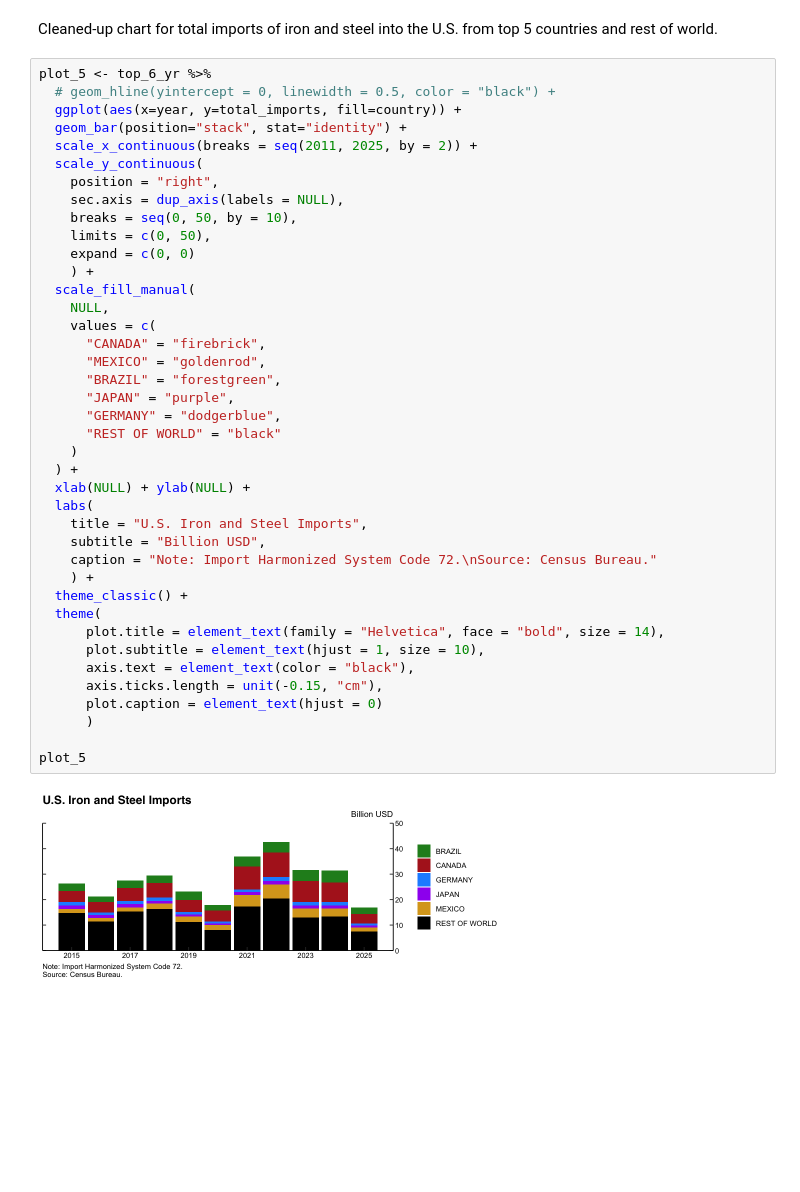
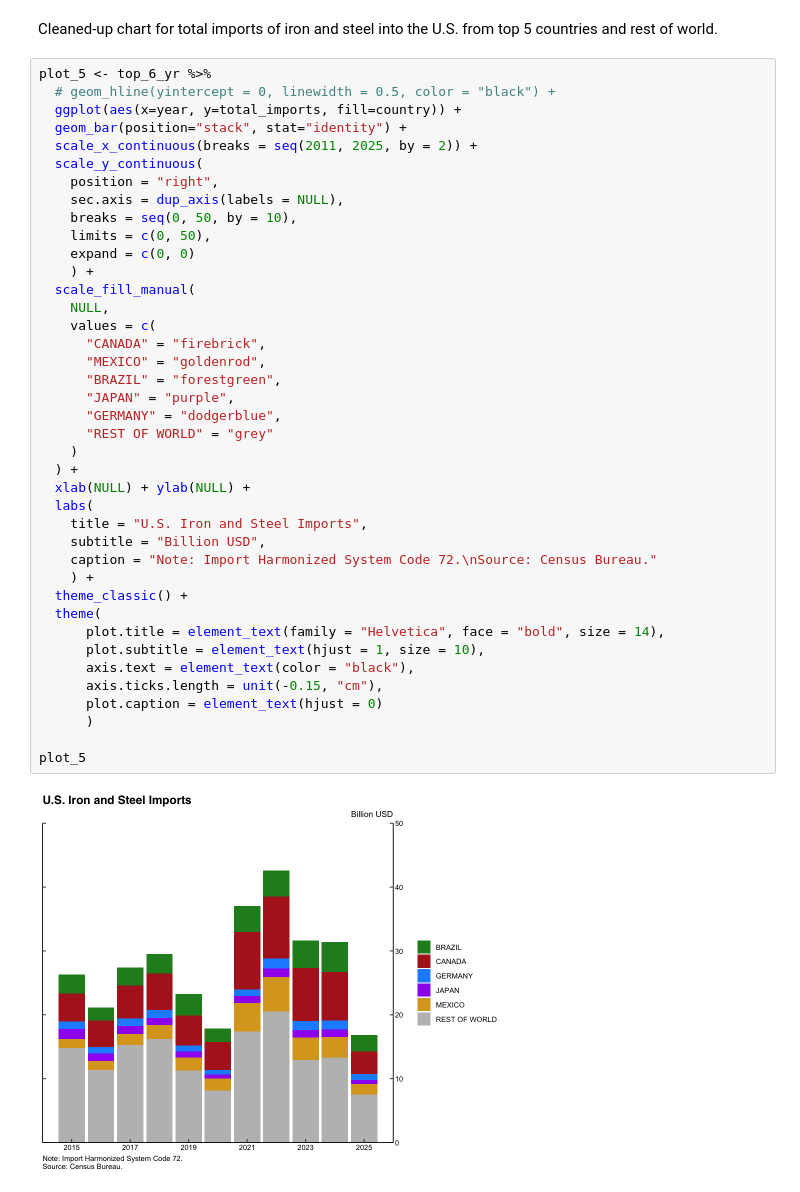
Before and after one commit to maha4028/R-charts, a Jupyter notebook: portfolio.ipynb, the cells around one changed output. Cells and saved outputs as stored; diff of their text form; blank space fills up the shorter version.

Commit message:
bar charts

```diff
--- a/portfolio.ipynb
+++ b/portfolio.ipynb
@@ -438,32 +434,32 @@ plot_5 <- top_6_yr %>%
     limits = c(0, 50),
     expand = c(0, 0)
     ) +
   scale_fill_manual(
     NULL,
     values = c(
       "CANADA" = "firebrick",
       "MEXICO" = "goldenrod",
       "BRAZIL" = "forestgreen",
       "JAPAN" = "purple",
       "GERMANY" = "dodgerblue",
-      "REST OF WORLD" = "black"
+      "REST OF WORLD" = "grey"
     )
   ) +
   xlab(NULL) + ylab(NULL) +
   labs(
     title = "U.S. Iron and Steel Imports",
     subtitle = "Billion USD",
     caption = "Note: Import Harmonized System Code 72.\nSource: Census Bureau."
     ) +
   theme_classic() +
   theme(
       plot.title = element_text(family = "Helvetica", face = "bold", size = 14),
       plot.subtitle = element_text(hjust = 1, size = 10),
       axis.text = element_text(color = "black"),
       axis.ticks.length = unit(-0.15, "cm"),
       plot.caption = element_text(hjust = 0)
       )
 
 plot_5
 # %% [output]
-[figure, old version]
+[figure, new version]
```
Also changed, not shown: parts of 7 cells of this notebook.
